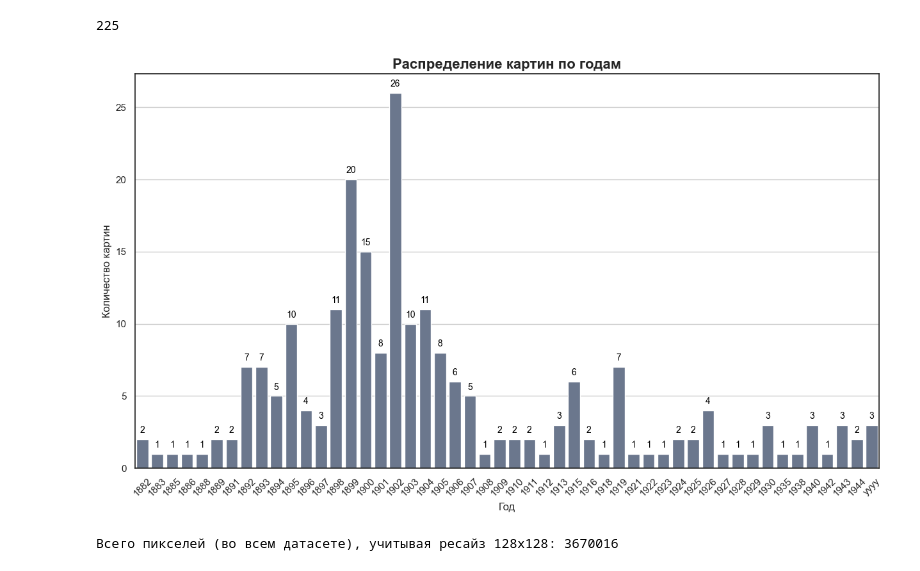
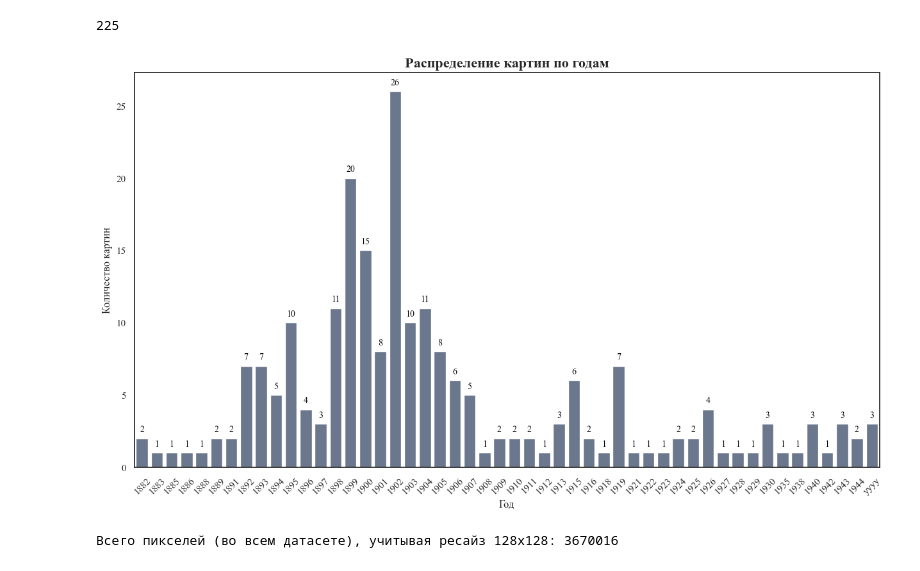
Before and after one commit to pryanik/i3_shades_of_mind, a Jupyter notebook: color_analysis_munch.ipynb, the cells around one changed output. Cells and saved outputs as stored; diff of their text form; code cells hidden in the pictures.

```diff
--- a/color_analysis_munch.ipynb
+++ b/color_analysis_munch.ipynb
@@ -66,28 +68,29 @@ len(mask)
 # %%
 plt.rcParams['font.family'] = 'serif'
 plt.rcParams['font.serif'] = ['Times New Roman']
 
-sns.set_theme(style="white")
 plt.figure(figsize=(15, 8))
 
 color_hex = '#{:02x}{:02x}{:02x}'.format(102, 118, 146)
+bar_plot = sns.barplot(data=result, x='year', y='count', color=color_hex, order=mask)
 
-bar_plot = sns.barplot(data=result, x='year', y='count', color=color_hex, order=mask)
 plt.title('Распределение картин по годам', fontdict={'fontsize': 16, 'fontweight': 'bold'})
 plt.xlabel('Год', fontdict={'fontsize': 12})
 plt.ylabel('Количество картин', fontdict={'fontsize': 12})
 plt.xticks(rotation=45)
-plt.grid(axis='y')
+# plt.grid(axis='y')
+# plt.text(26, 26, 'Резкий рост количества картин', fontsize=12, color='red')
+
 
 for p in bar_plot.patches:
     bar_plot.annotate(format(int(p.get_height())),
                         (p.get_x() + p.get_width() / 2., p.get_height()),
                         ha='center', va='bottom', fontsize=10, color='black',
                         xytext=(0, 5), textcoords='offset points')
 
 plt.show()
 # %% [output]
-[figure, old version]
+[figure, new version]
 # %%
 total_pixels = 0
 
```
Also changed, not shown: parts of 53 cells of this notebook.
